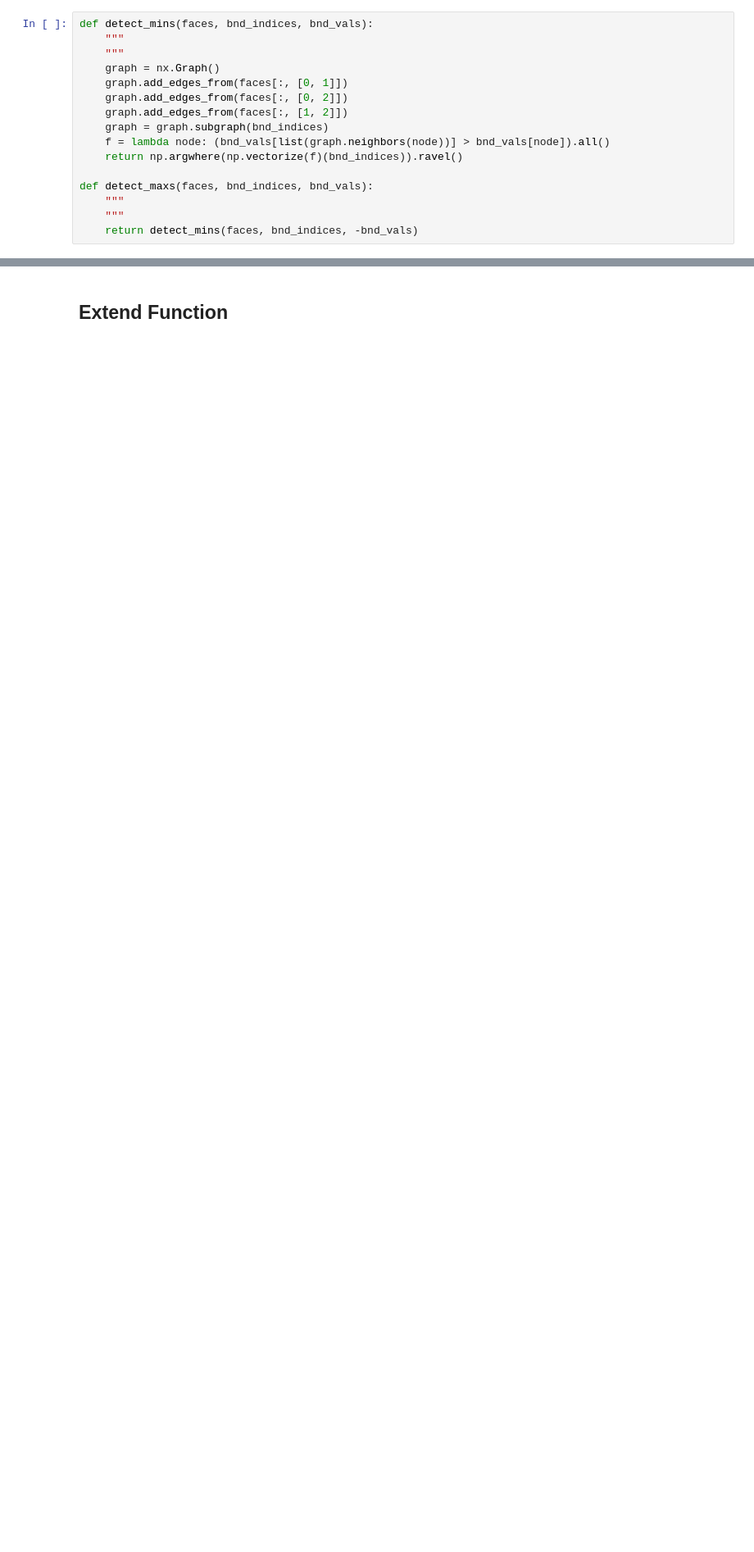
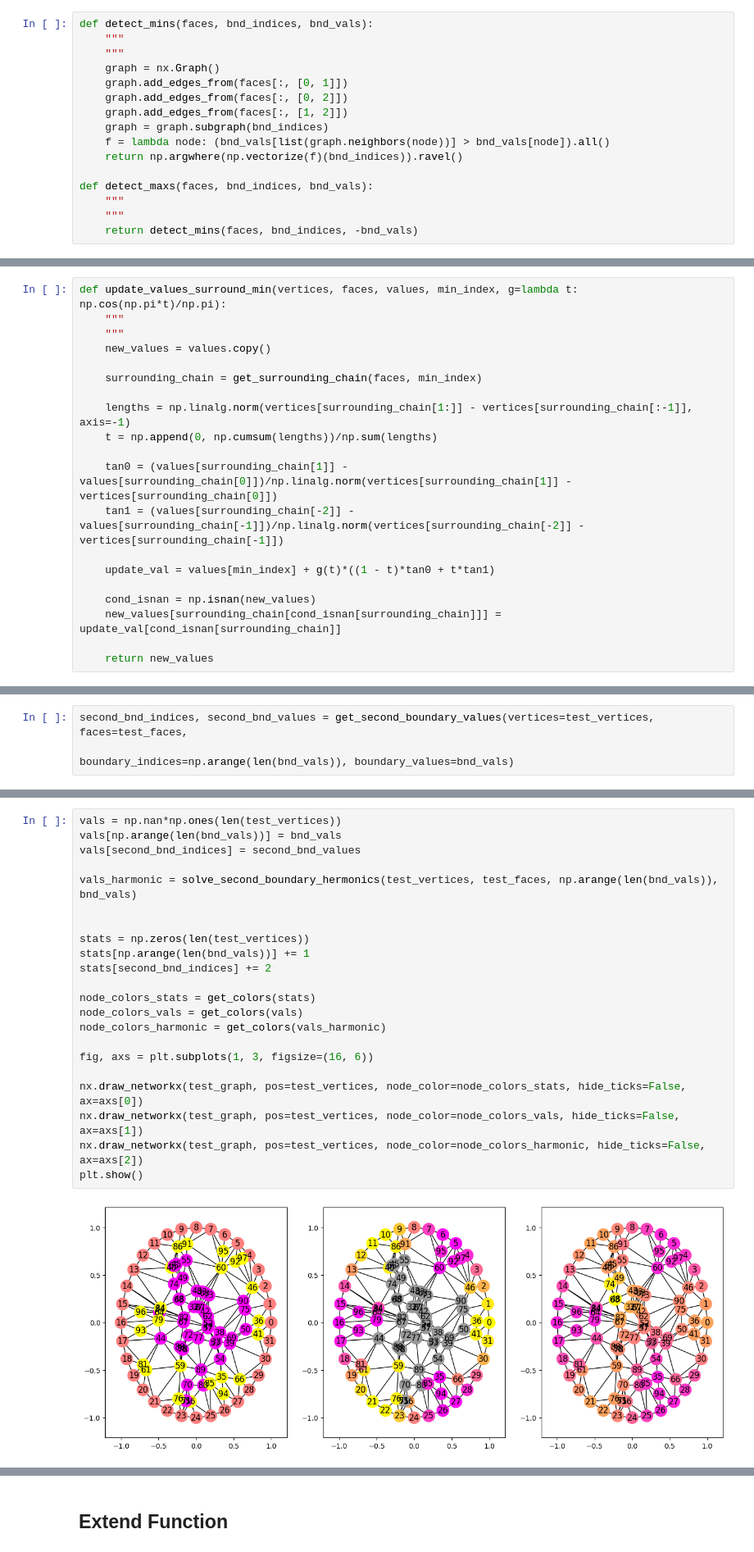
Before and after one commit to zimfv/quadrangulation, a Jupyter notebook: nonmanifold-eigen.ipynb, the cells around one changed output, grey strips where cells are left out. Shown at 82% size. Cells and saved outputs as stored; diff of their text form; blank space fills up the shorter version.

```diff
--- a/nonmanifold-eigen.ipynb
+++ b/nonmanifold-eigen.ipynb
@@ -945,0 +1034,20 @@ pass
+# %%
+def update_values_surround_min(vertices, faces, values, min_index, g=lambda t: np.cos(np.pi*t)/np.pi):
+    """
+    """
+    new_values = values.copy()
+
+    surrounding_chain = get_surrounding_chain(faces, min_index)
+
+    lengths = np.linalg.norm(vertices[surrounding_chain[1:]] - vertices[surrounding_chain[:-1]], axis=-1)
+    t = np.append(0, np.cumsum(lengths))/np.sum(lengths)
+
+    tan0 = (values[surrounding_chain[1]] - values[surrounding_chain[0]])/np.linalg.norm(vertices[surrounding_chain[1]] - vertices[surrounding_chain[0]])
+    tan1 = (values[surrounding_chain[-2]] - values[surrounding_chain[-1]])/np.linalg.norm(vertices[surrounding_chain[-2]] - vertices[surrounding_chain[-1]])
+
+    update_val = values[min_index] + g(t)*((1 - t)*tan0 + t*tan1)
+
+    cond_isnan = np.isnan(new_values)
+    new_values[surrounding_chain[cond_isnan[surrounding_chain]]] = update_val[cond_isnan[surrounding_chain]]
+
+    return new_values
@@ -945,0 +1080,3 @@ pass
+# %%
+second_bnd_indices, second_bnd_values = get_second_boundary_values(vertices=test_vertices, faces=test_faces,
+                                                                   boundary_indices=np.arange(len(bnd_vals)), boundary_values=bnd_vals)
@@ -945,0 +1109,24 @@ pass
+# %%
+vals = np.nan*np.ones(len(test_vertices))
+vals[np.arange(len(bnd_vals))] = bnd_vals
+vals[second_bnd_indices] = second_bnd_values
+
+vals_harmonic = solve_second_boundary_hermonics(test_vertices, test_faces, np.arange(len(bnd_vals)), bnd_vals)
+
+
+stats = np.zeros(len(test_vertices))
+stats[np.arange(len(bnd_vals))] += 1
+stats[second_bnd_indices] += 2
+
+node_colors_stats = get_colors(stats)
+node_colors_vals = get_colors(vals)
+node_colors_harmonic = get_colors(vals_harmonic)
+
+fig, axs = plt.subplots(1, 3, figsize=(16, 6))
+
+nx.draw_networkx(test_graph, pos=test_vertices, node_color=node_colors_stats, hide_ticks=False, ax=axs[0])
+nx.draw_networkx(test_graph, pos=test_vertices, node_color=node_colors_vals, hide_ticks=False, ax=axs[1])
+nx.draw_networkx(test_graph, pos=test_vertices, node_color=node_colors_harmonic, hide_ticks=False, ax=axs[2])
+plt.show()
+# %% [output]
+[figure, added]
```
Also changed, not shown: parts of 25 cells of this notebook.
